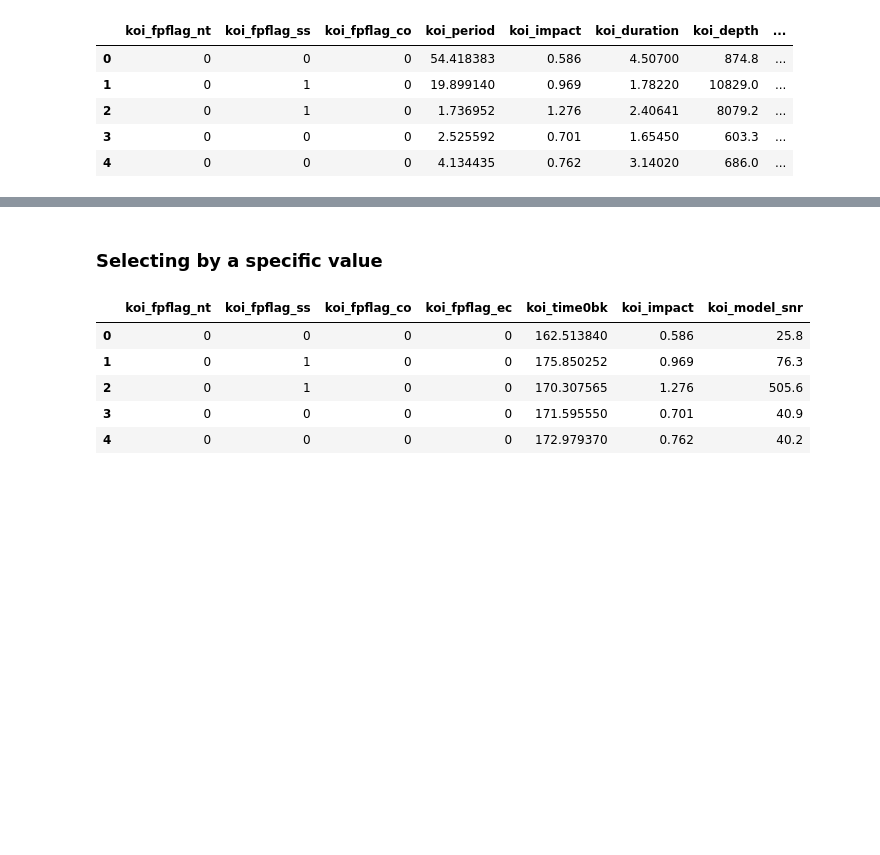
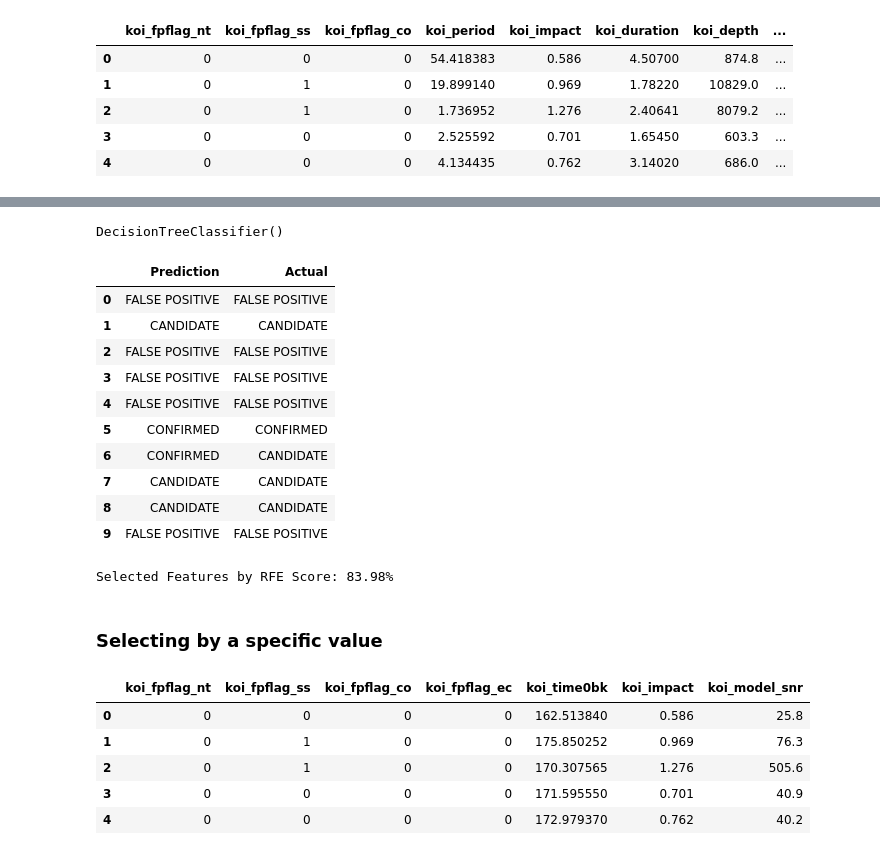
Before and after one commit to RaulMaya/Kepler-Telescope-Search, a Jupyter notebook: models/decision_tree/decision_tree.ipynb, the cells around one changed output, grey strips where cells are left out. Cells and saved outputs as stored; diff of their text form; code cells hidden in the pictures; blank space fills up the shorter version.

```diff
--- a/models/decision_tree/decision_tree.ipynb
+++ b/models/decision_tree/decision_tree.ipynb
@@ -168,5 +165,37 @@ X_train_scaled = X_scaler.transform(X_train)
-# %% [markdown]
-### Selecting by a specific value
+# %%
+X_train, X_test, y_train, y_test = train_test_split(rfe_relevant_features, target, test_size = 0.3, random_state = 42)
+X_scaler = MinMaxScaler().fit(X_train)
+X_train_scaled = X_scaler.transform(X_train)
+X_test_scaled = X_scaler.transform(X_test)
+# %%
+rfe_desc_tree = tree.DecisionTreeClassifier()
+rfe_desc_tree.fit(X_train_scaled, y_train)
+# %% [output]
+DecisionTreeClassifier()
+# %%
+rfe_predict = rfe_desc_tree.predict(X_test_scaled)
+rfe_predict
+# %%
+predictor_df = pd.DataFrame({'Prediction':rfe_predict, 'Actual':y_test}).reset_index(drop=True)
+predictor_df.head(10)
+# %% [output]
+|  | Prediction | Actual |
+| 0 | FALSE POSITIVE | FALSE POSITIVE |
+| 1 | CANDIDATE | CANDIDATE |
+| 2 | FALSE POSITIVE | FALSE POSITIVE |
+| 3 | FALSE POSITIVE | FALSE POSITIVE |
+| 4 | FALSE POSITIVE | FALSE POSITIVE |
+| 5 | CONFIRMED | CONFIRMED |
+| 6 | CONFIRMED | CANDIDATE |
+| 7 | CANDIDATE | CANDIDATE |
+| 8 | CANDIDATE | CANDIDATE |
+| 9 | FALSE POSITIVE | FALSE POSITIVE |
+# %%
+print(f"Selected Features by RFE Score: {round(rfe_desc_tree.score(X_test_scaled, y_test)*100,2)}%")
+# %% [output]
+Selected Features by RFE Score: 83.98%
+# %% [markdown]
+### Selecting by a specific value
 # %%
 top_features = (desc_tree.feature_importances_ >= .02)
 # %%
```
Also changed, not shown: parts of 11 cells of this notebook.
